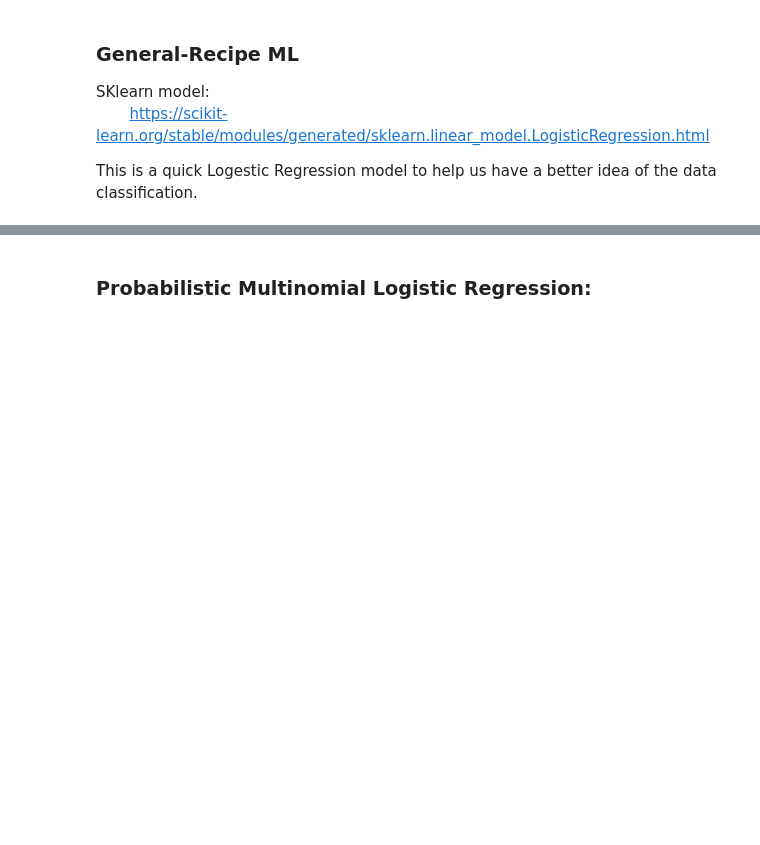
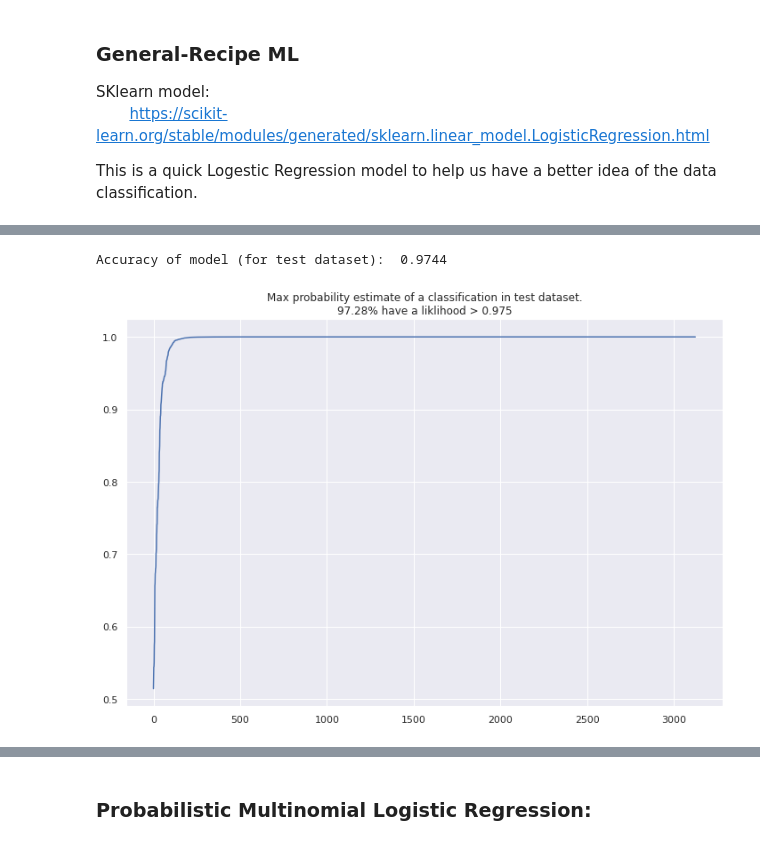
Before and after one commit to ET5003-Group1/ET5003, a Jupyter notebook: Etivity_1_team1_20156952_DaireCampbell.ipynb, the cells around one changed output, grey strips where cells are left out. Cells and saved outputs as stored; diff of their text form; code cells hidden in the pictures; blank space fills up the shorter version.

```diff
--- a/Etivity_1_team1_20156952_DaireCampbell.ipynb
+++ b/Etivity_1_team1_20156952_DaireCampbell.ipynb
@@ -427 +488,38 @@ However, for ~5-8% of the classifications, the liklihood is not as confident.
+# %%
+# Apply General-Recipe Model on test-data
+
+# First filter test data onto only teh 3 classes created above
+filt = np.isin(y_test, classes)
+
+X_test_ = X_test[filt]
+y_test_ = y_test[filt]
+
+# Classification:
+y_pred_log = model_log.predict(X_test_)
+y_pred_logi_prob = model_log.predict_proba(X_test_)
+
+# Maybe taking the maximum probability
+# in any of the classes for each observation
+maximum_prob = y_pred_logi_prob.max(axis = 1)
+
+# Computing the Accuracy:
+test_accuracy = accuracy_score(y_pred_log, y_test_)
+print("Accuracy of model (for test dataset): ", test_accuracy)
+# %% [output]
+Accuracy of model (for test dataset):  0.9744
+# %%
+# The below plot visuals the probability of the predictions
+# How many predictions have a threshold greater than 0.95
+
+thresh = 0.975
+perc = round(
+    sum(maximum_prob > thresh)*100/len(maximum_prob), 4)
+
+ax = plt.axes()
+sns.lineplot(range(len(maximum_prob)), np.sort(maximum_prob), ax = ax)
+
+ax.set_title(f'Max probability estimate of a classification in test dataset.\n{perc}% have a liklihood > {thresh}')
+plt.show()
+# %% [output]
+[figure, added]
 # %%
```
Also changed, not shown: parts of 46 cells of this notebook, 1 other file.
